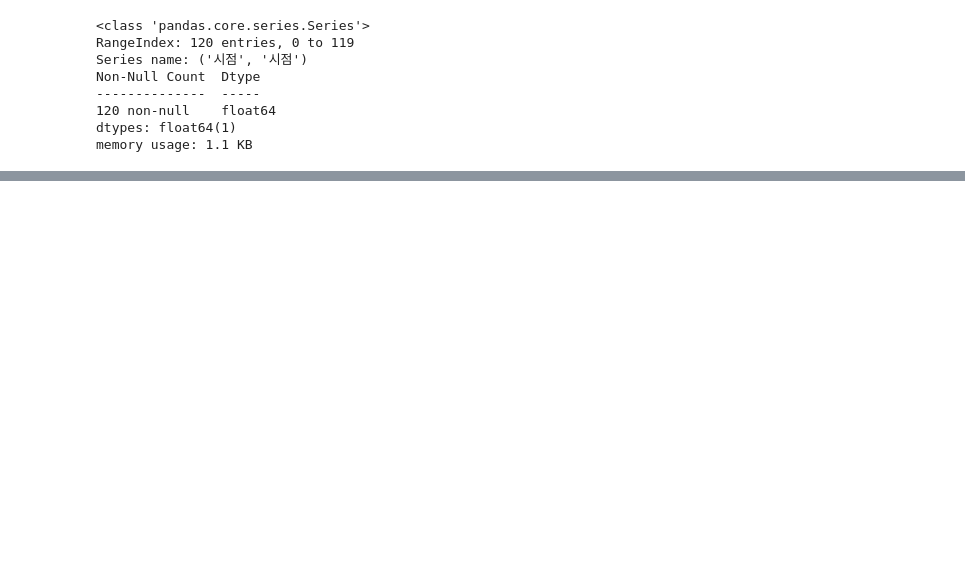
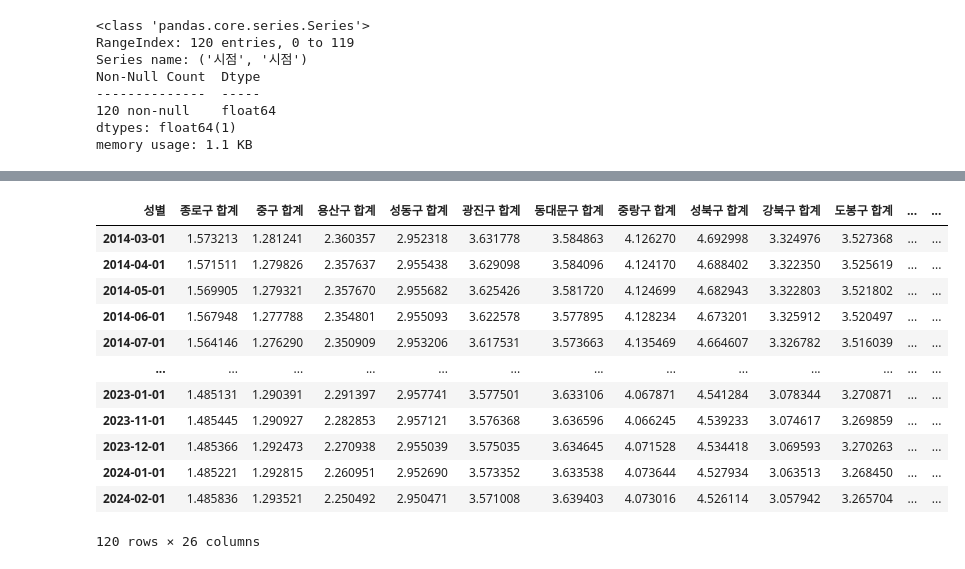
Before and after one commit to LeeShawnhun/Gangseo_Bigdata_Contest, a Jupyter notebook: 강서구청 빅데이터 공모전.ipynb, the cells around one changed output, grey strips where cells are left out. Saved outputs shown, nothing was run; the diff lists cells and outputs as text; code cells hidden in the pictures; blank space fills up the shorter version.

```diff
--- a/강서구청 빅데이터 공모전.ipynb
+++ b/강서구청 빅데이터 공모전.ipynb
@@ -119,0 +175,18 @@ df1
+# %%
+df1_prop = df1_sum.divide(df1_sum["서울시"], axis = 0)
+df1_prop = df1_prop.apply(lambda x: x*100)
+df1_prop
+# %% [output]
+| 성별 | 종로구 합계 | 중구 합계 | 용산구 합계 | 성동구 합계 | 광진구 합계 | 동대문구 합계 | 중랑구 합계 | 성북구 합계 | 강북구 합계 | 도봉구 합계 | ... | ... |
+| 2014-03-01 | 1.573213 | 1.281241 | 2.360357 | 2.952318 | 3.631778 | 3.584863 | 4.126270 | 4.692998 | 3.324976 | 3.527368 | ... | ... |
+| 2014-04-01 | 1.571511 | 1.279826 | 2.357637 | 2.955438 | 3.629098 | 3.584096 | 4.124170 | 4.688402 | 3.322350 | 3.525619 | ... | ... |
+| 2014-05-01 | 1.569905 | 1.279321 | 2.357670 | 2.955682 | 3.625426 | 3.581720 | 4.124699 | 4.682943 | 3.322803 | 3.521802 | ... | ... |
+| 2014-06-01 | 1.567948 | 1.277788 | 2.354801 | 2.955093 | 3.622578 | 3.577895 | 4.128234 | 4.673201 | 3.325912 | 3.520497 | ... | ... |
+| 2014-07-01 | 1.564146 | 1.276290 | 2.350909 | 2.953206 | 3.617531 | 3.573663 | 4.135469 | 4.664607 | 3.326782 | 3.516039 | ... | ... |
+| ... | ... | ... | ... | ... | ... | ... | ... | ... | ... | ... | ... | ... |
+| 2023-01-01 | 1.485131 | 1.290391 | 2.291397 | 2.957741 | 3.577501 | 3.633106 | 4.067871 | 4.541284 | 3.078344 | 3.270871 | ... | ... |
+| 2023-11-01 | 1.485445 | 1.290927 | 2.282853 | 2.957121 | 3.576368 | 3.636596 | 4.066245 | 4.539233 | 3.074617 | 3.269859 | ... | ... |
+| 2023-12-01 | 1.485366 | 1.292473 | 2.270938 | 2.955039 | 3.575035 | 3.634645 | 4.071528 | 4.534418 | 3.069593 | 3.270263 | ... | ... |
+| 2024-01-01 | 1.485221 | 1.292815 | 2.260951 | 2.952690 | 3.573352 | 3.633538 | 4.073644 | 4.527934 | 3.063513 | 3.268450 | ... | ... |
+| 2024-02-01 | 1.485836 | 1.293521 | 2.250492 | 2.950471 | 3.571008 | 3.639403 | 4.073016 | 4.526114 | 3.057942 | 3.265704 | ... | ... |
+120 rows × 26 columns
```
Also changed, not shown: parts of 12 cells of this notebook.
